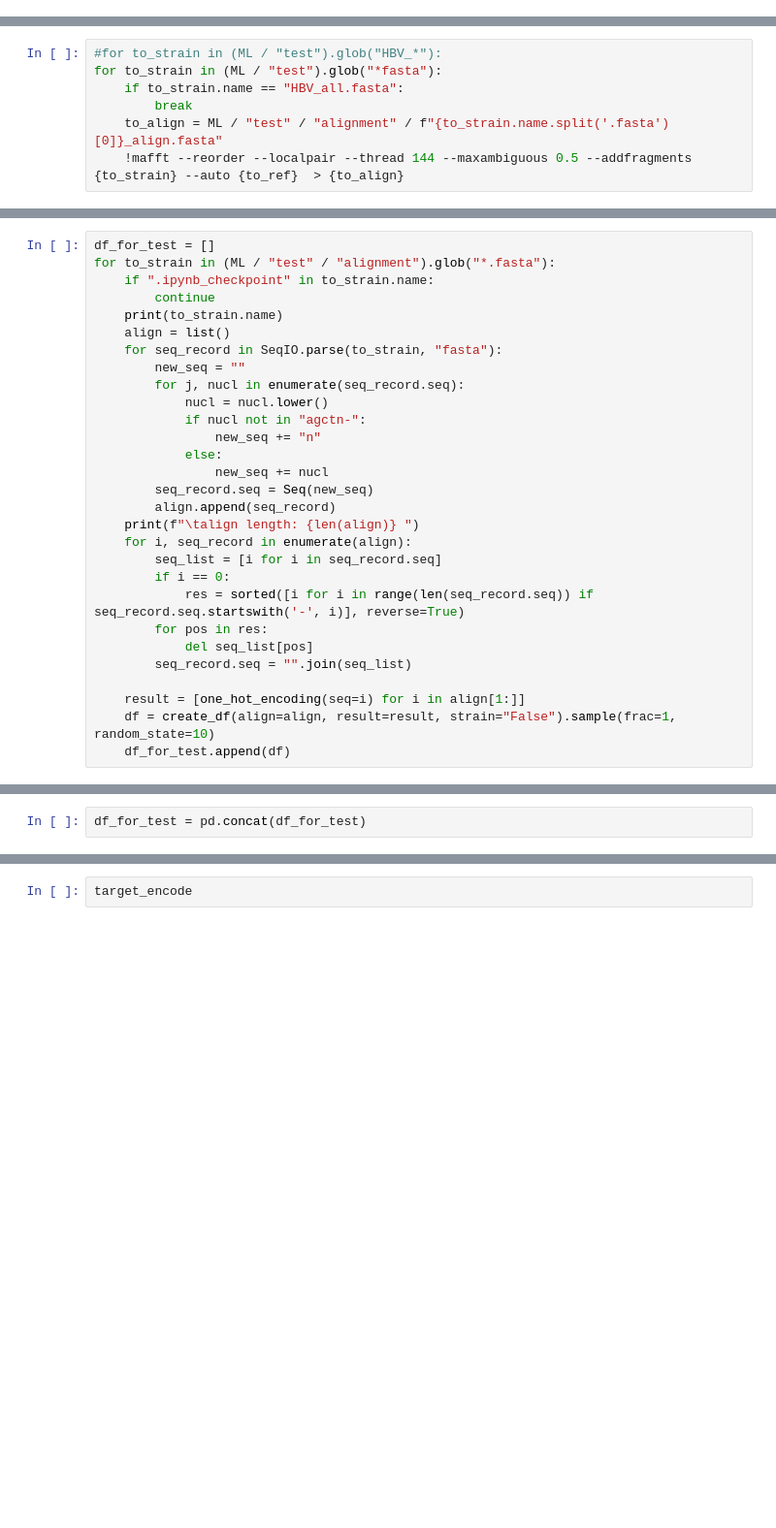
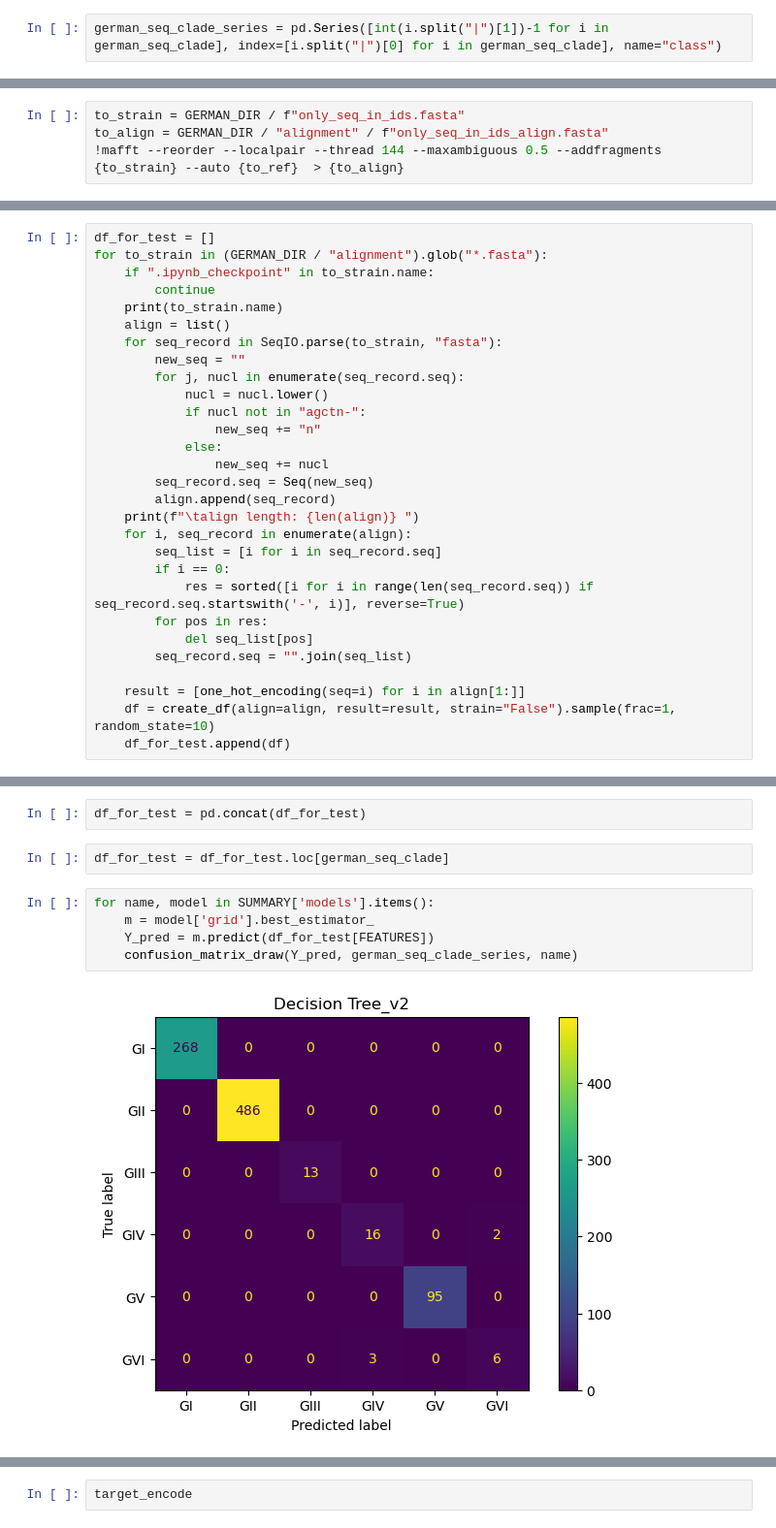
Before and after one commit to magletdinov/pathogen_classifier, a Jupyter notebook: scripts/ML.ipynb, the cells around one changed output, grey strips where cells are left out. Shown at 97% size. Cells and saved outputs as stored; diff of their text form; blank space fills up the shorter version.

```diff
--- a/scripts/ML.ipynb
+++ b/scripts/ML.ipynb
@@ -737,0 +627,2 @@ for k in "F1-score", "ROC AUC", "PR AUC":
+# %%
+german_seq_clade_series = pd.Series([int(i.split("|")[1])-1 for i in german_seq_clade], index=[i.split("|")[0] for i in german_seq_clade], name="class")
@@ -738,9 +637,6 @@ for k in "F1-score", "ROC AUC", "PR AUC":
 # %%
-#for to_strain in (ML / "test").glob("HBV_*"):
-for to_strain in (ML / "test").glob("*fasta"):
-    if to_strain.name == "HBV_all.fasta":
-        break
-    to_align = ML / "test" / "alignment" / f"{to_strain.name.split('.fasta')[0]}_align.fasta"
-    !mafft --reorder --localpair --thread 144 --maxambiguous 0.5 --addfragments {to_strain} --auto {to_ref}  > {to_align}
+to_strain = GERMAN_DIR / f"only_seq_in_ids.fasta"
+to_align = GERMAN_DIR / "alignment" / f"only_seq_in_ids_align.fasta"
+!mafft --reorder --localpair --thread 144 --maxambiguous 0.5 --addfragments {to_strain} --auto {to_ref}  > {to_align}
 # %% [output]
 maxunusual = 0.500000
@@ -762,7 +658,7 @@ It tends to insert more gaps into gap-rich regions than previous versions.
 To disable this change, add the --leavegappyregion option.
 # %%
 df_for_test = []
-for to_strain in (ML / "test" / "alignment").glob("*.fasta"):
+for to_strain in (GERMAN_DIR / "alignment").glob("*.fasta"):
     if ".ipynb_checkpoint" in to_strain.name:
         continue
     print(to_strain.name)
@@ -797,2 +691,11 @@ for to_strain in (ML / "test" / "alignment").glob("*.fasta"):
 # %%
 df_for_test = pd.concat(df_for_test)
+# %%
+df_for_test = df_for_test.loc[german_seq_clade]
+# %%
+for name, model in SUMMARY['models'].items():
+    m = model['grid'].best_estimator_
+    Y_pred = m.predict(df_for_test[FEATURES])
+    confusion_matrix_draw(Y_pred, german_seq_clade_series, name)
+# %% [output]
+[figure, added]
```
Also changed, not shown: parts of 55 cells of this notebook, 6 other files.
